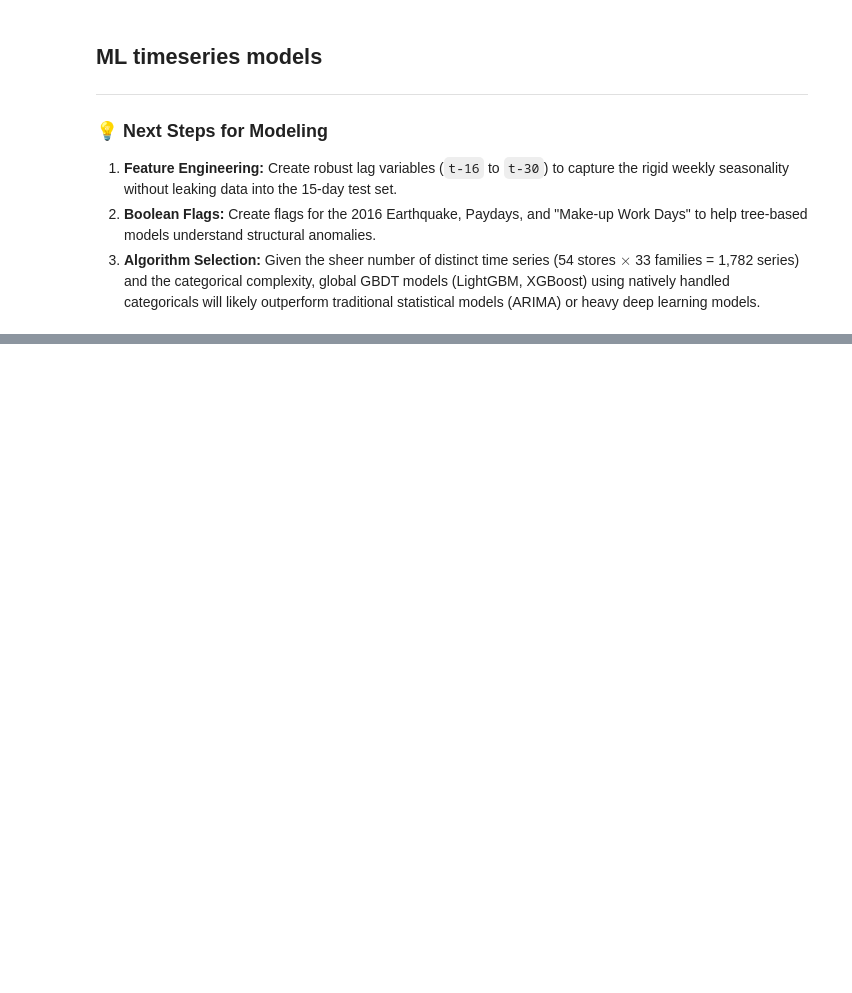
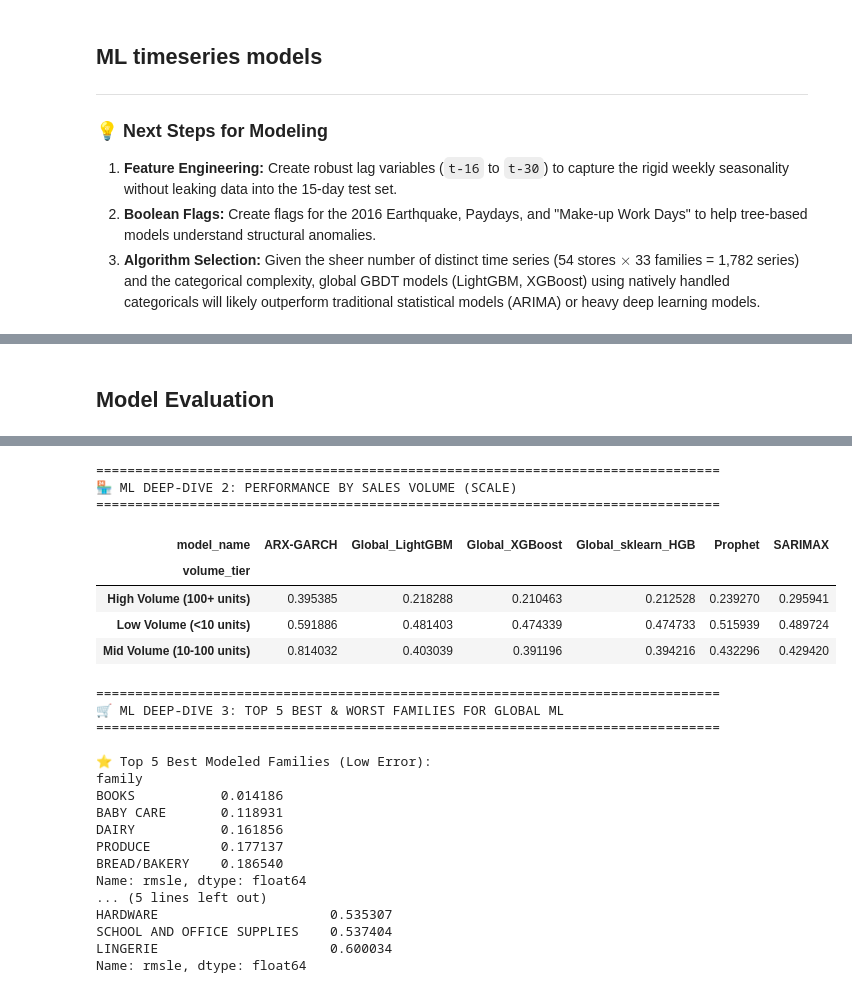
Before and after one commit to alexkneale/store_sales_kaggle, a Jupyter notebook: trial.ipynb, the cells around one changed output, grey strips where cells are left out. Saved outputs shown, nothing was run; the diff lists cells and outputs as text; code cells hidden in the pictures; blank space fills up the shorter version.

Commit message:
added analysis of classical timeseries models and training of ML models

```diff
--- a/trial.ipynb
+++ b/trial.ipynb
@@ -1602,0 +1914,55 @@ If all classical models show high bias (over-forecasting): It implies that recen
+# %% [markdown]
+## Model Evaluation
+# %%
+import pandas as pd
+
+# Load classical results from CSV
+df_classical = pd.read_csv('classical_timeseries_evaluation_metrics.csv')
+
+# Load the newly generated ML results
+df_ml = pd.read_csv('ml_timeseries_evaluation_metrics.csv')
+
+# Concatenate for global comparison
+df_all = pd.concat([df_classical, df_ml], ignore_index=True)
+
+print("="*80)
+print("🏆 MEDIAN PERFORMANCE METRICS BY MODEL TYPE")
+print("="*80)
+summary_table = df_all.groupby('model_name')[['rmsle', 'mae']].median().sort_values('rmsle')
+display(summary_table)
+
+# Join stations and scale characteristics from classical data to analyze ML behavior
+series_metadata = df_classical[['store_nbr', 'family', 'is_stationary', 'true_mean_sales']].drop_duplicates()
+df_ml_meta = pd.merge(df_ml, series_metadata, on=['store_nbr', 'family'], how='left')
+
+print("\n" + "="*80)
+print("📊 ML DEEP-DIVE 1: PERFORMANCE BY STATIONARITY (ADF)")
+print("="*80)
+# Analyzes if ML handles non-stationarity better than SARIMAX or Prophet
+stationarity_group = df_all.groupby(['is_stationary', 'model_name'])['rmsle'].median().unstack()
+display(stationarity_group)
+
+print("\n" + "="*80)
+print("🏪 ML DEEP-DIVE 2: PERFORMANCE BY SALES VOLUME (SCALE)")
+print("="*80)
+# Segment stores into Low-Volume (<10 average units), Mid, and High Volume (100+)
+df_all_meta = pd.merge(df_all, series_metadata, on=['store_nbr', 'family'], how='left')
+
+def volume_tier(sales):
+    if sales < 10: return "Low Volume (<10 units)"
+    elif sales >= 100: return "High Volume (100+ units)"
+    else: return "Mid Volume (10-100 units)"
+
+df_all_meta['volume_tier'] = df_all_meta['true_mean_sales_y'].apply(volume_tier)
+volume_group = df_all_meta.groupby(['volume_tier', 'model_name'])['rmsle'].median().unstack()
+display(volume_group)
+
+print("\n" + "="*80)
+print("🛒 ML DEEP-DIVE 3: TOP 5 BEST & WORST FAMILIES FOR GLOBAL ML")
+print("="*80)
+family_perf = df_ml.groupby('family')['rmsle'].median().sort_values()
+print("\n⭐ Top 5 Best Modeled Families (Low Error):")
+print(family_perf.head(5))
+print("\n⚠️ Top 5 Most Challenging Families (High Error):")
+print(family_perf.tail(5))
+# %% [output]
@@ -1602,0 +1987,25 @@ If all classical models show high bias (over-forecasting): It implies that recen
+================================================================================
+🏪 ML DEEP-DIVE 2: PERFORMANCE BY SALES VOLUME (SCALE)
+================================================================================
+| model_name | ARX-GARCH | Global_LightGBM | Global_XGBoost | Global_sklearn_HGB | Prophet | SARIMAX |
+| volume_tier |  |  |  |  |  |  |
+| High Volume (100+ units) | 0.395385 | 0.218288 | 0.210463 | 0.212528 | 0.239270 | 0.295941 |
+| Low Volume (<10 units) | 0.591886 | 0.481403 | 0.474339 | 0.474733 | 0.515939 | 0.489724 |
+| Mid Volume (10-100 units) | 0.814032 | 0.403039 | 0.391196 | 0.394216 | 0.432296 | 0.429420 |
+================================================================================
+🛒 ML DEEP-DIVE 3: TOP 5 BEST & WORST FAMILIES FOR GLOBAL ML
+================================================================================
+
+⭐ Top 5 Best Modeled Families (Low Error):
+family
+BOOKS           0.014186
+BABY CARE       0.118931
+DAIRY           0.161856
+PRODUCE         0.177137
+BREAD/BAKERY    0.186540
+Name: rmsle, dtype: float64
+... (5 lines left out)
+HARDWARE                      0.535307
+SCHOOL AND OFFICE SUPPLIES    0.537404
+LINGERIE                      0.600034
+Name: rmsle, dtype: float64
```
Also changed, not shown: parts of 18 cells of this notebook, 2 other files.
